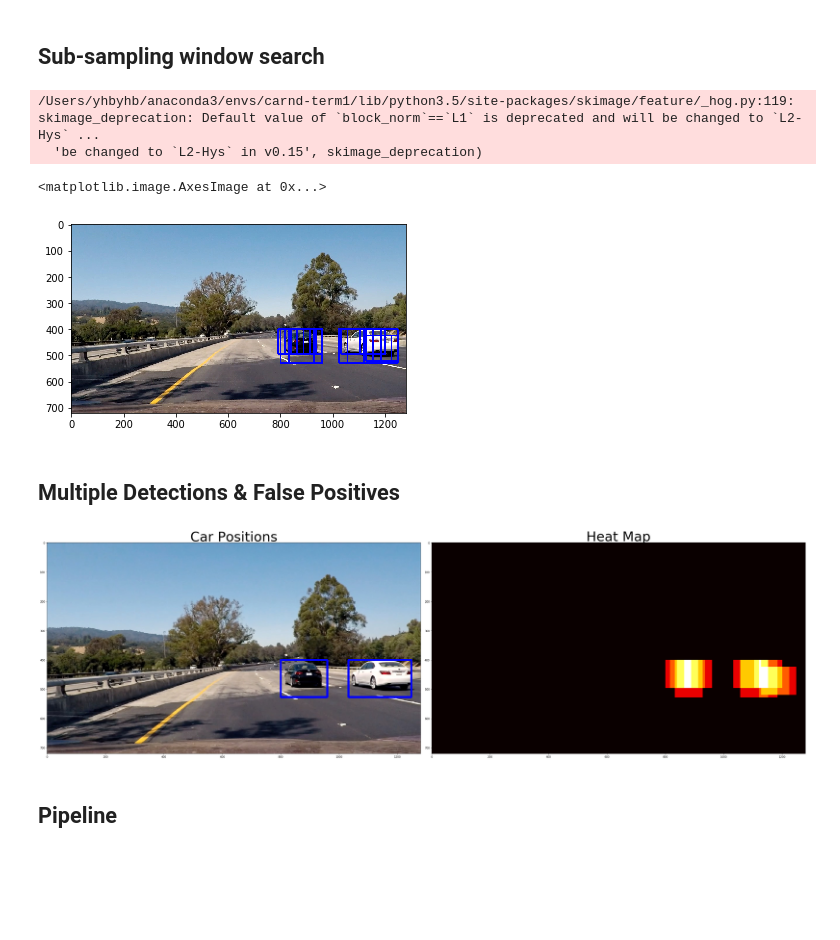
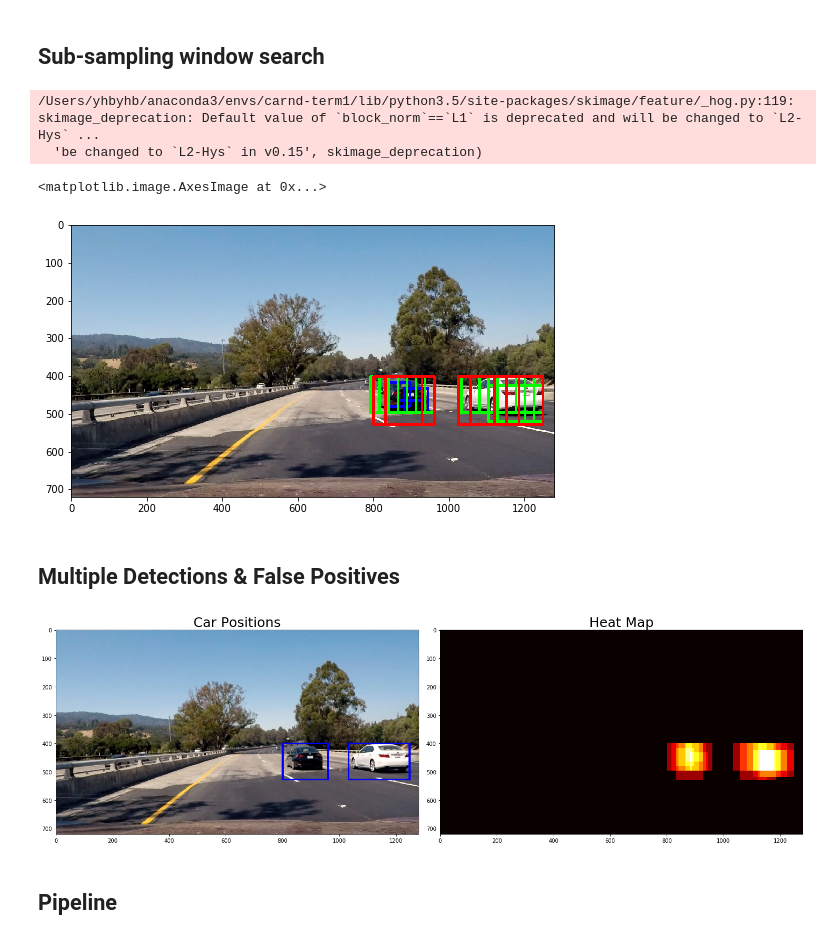
Before and after one commit to yhbyhb/CarND-Vehicle-Detection, a Jupyter notebook: P5.ipynb, the cells around one changed output. Saved outputs shown, nothing was run; the diff lists cells and outputs as text; code cells hidden in the pictures; blank space fills up the shorter version.

Commit message:
Temporal heatmap and centroid threshold

```diff
--- a/P5.ipynb
+++ b/P5.ipynb
@@ -137,10 +60,10 @@ print('{0} notcar images'.format(len(notcars)))
 8968 notcar images
 # %%
 pickle_filename = 'saved_data.p'
-force_train = False
+
 svc = None
 X_scaler = None
-if not os.path.isfile(pickle_filename) or force_train:
+if not os.path.isfile(pickle_filename):
     t=time.time()
     car_features = extract_features(cars, color_space=color_space,
                             spatial_size=spatial_size, hist_bins=hist_bins,
@@ -190,7 +113,7 @@ if not os.path.isfile(pickle_filename) or force_train:
     pickle_data = {}
     pickle_data['svc'] = svc
     pickle_data['scaler'] = X_scaler
-    pickle.dump(pickle_data), open(pickle_filename, 'wb')
+    pickle.dump(pickle_data, open(pickle_filename, 'wb'))
 else:
     with open(pickle_filename, mode='rb') as f:
         data = pickle.load(f)
@@ -205,8 +177,10 @@ Saved svc is loaded successfully
 def find_cars(img, ystart, ystop, scale, svc, X_scaler,
               orient, pix_per_cell, cell_per_block, spatial_size, hist_bins,
               image_normalize=True):
+
     if image_normalize:
         img = img.astype(np.float32)/255
+
     img_tosearch = img[ystart:ystop,:,:]
     ctrans_tosearch = convert_color(img_tosearch, conv='RGB2YCrCb')
     if scale != 1:
@@ -220,7 +194,7 @@ def find_cars(img, ystart, ystop, scale, svc, X_scaler,
     # Define blocks and steps as above
     nxblocks = (ch1.shape[1] // pix_per_cell) - cell_per_block + 1
     nyblocks = (ch1.shape[0] // pix_per_cell) - cell_per_block + 1
-    nfeat_per_block = orient*cell_per_block**2
+#     nfeat_per_block = orient*cell_per_block**2
 
     # 64 was the orginal sampling rate, with 8 cells and 8 pix per cell
     window = 64
@@ -253,7 +227,7 @@ def find_cars(img, ystart, ystop, scale, svc, X_scaler,
 
             # Get color features
             spatial_features = bin_spatial(subimg, size=spatial_size)
-            hist_features = color_hist(subimg, nbins=hist_bins)
+            hist_features = color_hist(subimg, nbins=hist_bins, bins_range=(0, 1))
 
             # print(spatial_features.shape, hist_features.shape, hog_features.shape)
             # print(np.hstack((spatial_features, hist_features, hog_features)).reshape(1, -1).shape)
@@ -274,21 +248,25 @@ def find_cars(img, ystart, ystop, scale, svc, X_scaler,
 # %%
 image = mpimg.imread('test_images/test4.jpg')
 
-scale_list = [1.5, 2]
-bbox_list = []
+scale_list = [1, 1.5, 2]
+color_list = [(0, 0, 255), (0, 255, 0), (255, 0,  0)]
+
+bboxes_list = []
 for scale in scale_list:
     bboxes = find_cars(image, y_start_stop[0], y_start_stop[1], scale, svc, X_scaler, orient, pix_per_cell, cell_per_block, spatial_size, hist_bins)
-    for bbox in bboxes:
-        bbox_list.append(bbox)
+    bboxes_list.append(bboxes)
 
-draw_image = np.copy(image)
-window_img = draw_boxes(draw_image, bbox_list, color=(0, 0, 255), thick=6)
+window_img = np.copy(image)
+for bboxes, color in zip(bboxes_list, color_list):
+    window_img = draw_boxes(window_img, bboxes, color=color, thick=6)
+
+plt.figure(figsize=(10, 5))
 plt.imshow(window_img)
 # %% [output]
 /Users/yhbyhb/anaconda3/envs/carnd-term1/lib/python3.5/site-packages/skimage/feature/_hog.py:119: skimage_deprecation: Default value of `block_norm`==`L1` is deprecated and will be changed to `L2-Hys` ...
   'be changed to `L2-Hys` in v0.15', skimage_deprecation)
 <matplotlib.image.AxesImage at 0x...>
-[figure, old version]
+[figure, new version]
 # %% [markdown]
 ## Multiple Detections & False Positives
 # %%
@@ -326,7 +339,8 @@ def draw_labeled_bboxes(img, labels):
 heat = np.zeros_like(image[:,:,0]).astype(np.float)
 
 # Add heat to each box in box list
-heat = add_heat(heat,bbox_list)
+for bboxes in bboxes_list:
+    heat = add_heat(heat,bboxes)
 
 # Apply threshold to help remove false positives
 heat = apply_threshold(heat, 1)
@@ -336,18 +350,10 @@ heatmap = np.clip(heat, 0, 255)
 
 # Find final boxes from heatmap using label function
 labels = label(heatmap)
-draw_img = draw_labeled_bboxes(np.copy(image), labels)
+draw_img = draw_boxes(np.copy(image), get_bboxes_from_labels(labels))
 
-fontsize= 50
-fig = plt.figure(figsize=(40,20))
-plt.subplot(121)
-plt.imshow(draw_img)
-plt.title('Car Positions', fontsize=fontsize)
-plt.subplot(122)
-plt.imshow(heatmap, cmap='hot')
-plt.title('Heat Map', fontsize=fontsize)
-fig.tight_layout()
+draw_img_n_heatmap(draw_img, heatmap)
 # %% [output]
-[figure, old version]
+[figure, new version]
 # %% [markdown]
 ## Pipeline
```
Also changed, not shown: parts of 17 cells of this notebook, 1 other file.
